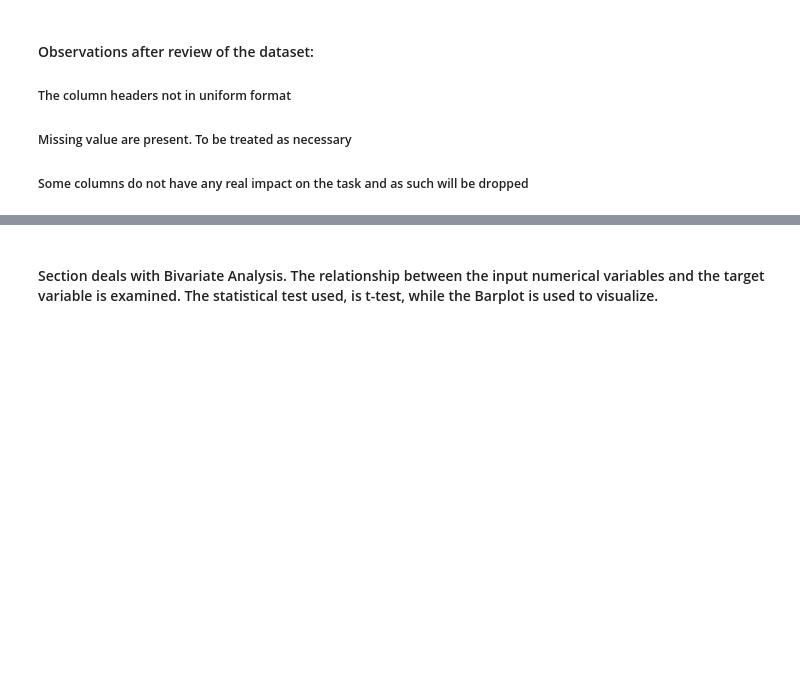
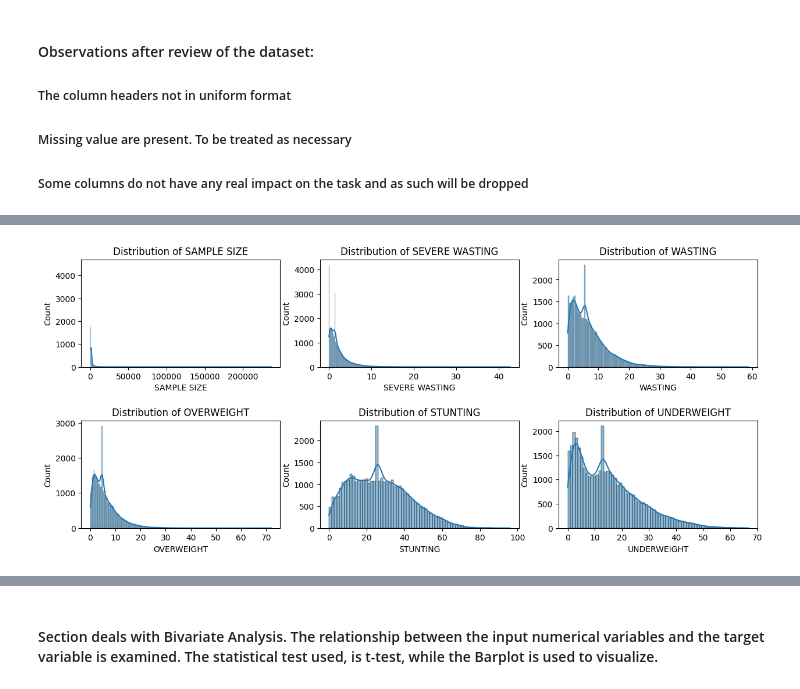
Before and after one commit to Omotayewo/malnutrition_prediction, a Jupyter notebook: malnutrition_prediction.ipynb, the cells around one changed output, grey strips where cells are left out. Drawn from its saved outputs; the diff is of its cells as text; code cells hidden in the pictures; blank space fills up the shorter version.

```diff
--- a/malnutrition_prediction.ipynb
+++ b/malnutrition_prediction.ipynb
@@ -436,0 +286,18 @@ plt.show()
+# %%
+num_features = ['SAMPLE SIZE', 'SEVERE WASTING', 'WASTING', 'OVERWEIGHT', 'STUNTING', 'UNDERWEIGHT']
+# %%
+num_rows, num_cols = 2, 3
+fig, axes = plt.subplots(num_rows, num_cols, figsize=(15, 6), gridspec_kw={'hspace': 0.5})
+
+# Flatten the axes if there's only one row
+if num_rows == 1:
+    axes = [axes]
+
+for i, col in enumerate(num_features):
+  ax = axes[i // num_cols][i % num_cols]
+  sns.histplot(data=df, x=col, kde=True, ax=ax)
+  ax.set_title(f'Distribution of {col}')
+
+plt.show()
+# %% [output]
+[figure, added]
```
Also changed, not shown: parts of 64 cells of this notebook, 1 other file.
